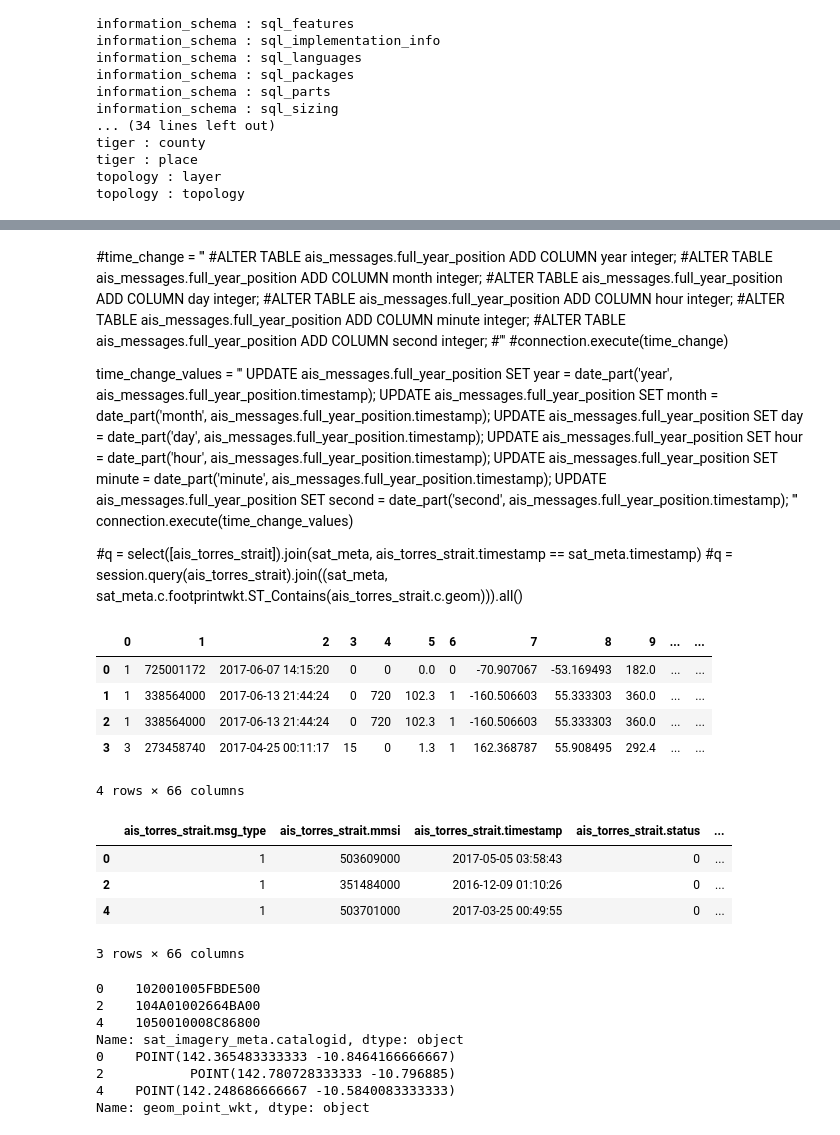
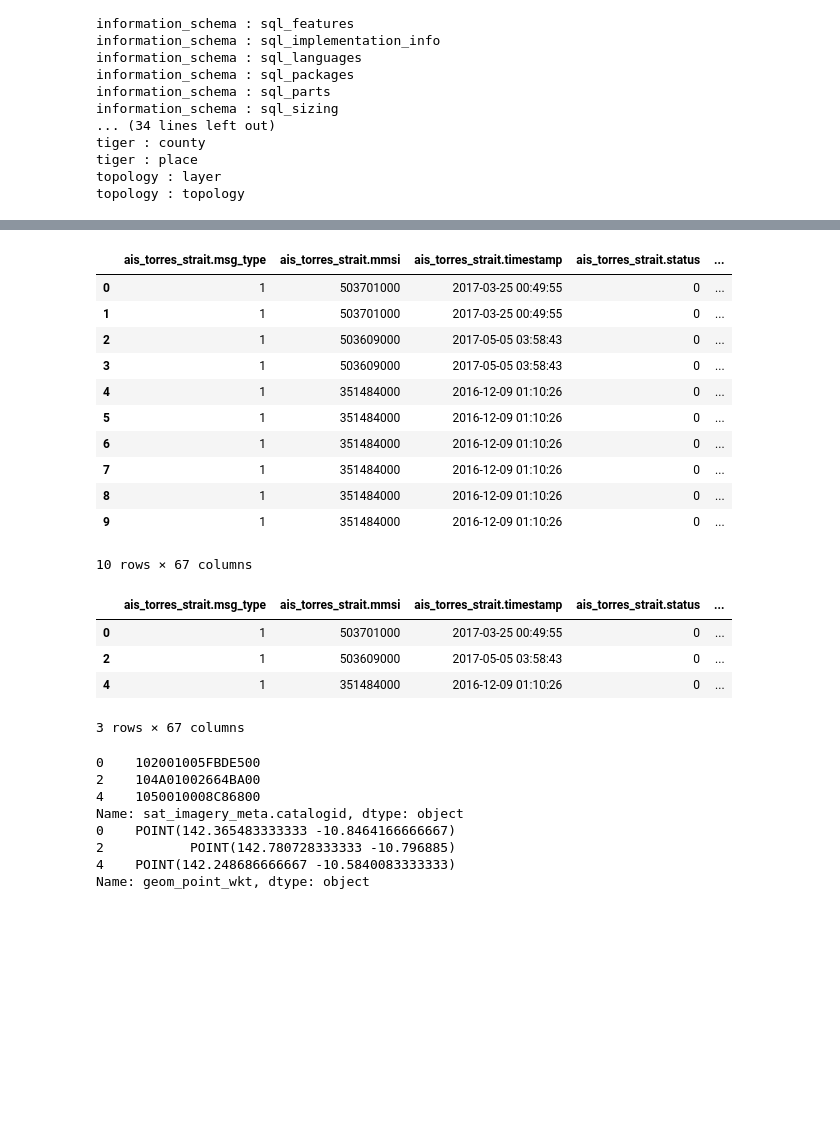
Before and after one commit to DSSG-EUROPE/wef_oceans, a Jupyter notebook: notebooks/data_exploration/2.0-im-ais_gbdx_intersection.ipynb, the cells around one changed output, grey strips where cells are left out. Cells and saved outputs as stored; diff of their text form; code cells hidden in the pictures; blank space fills up the shorter version.

```diff
--- a/notebooks/data_exploration/2.0-im-ais_gbdx_intersection.ipynb
+++ b/notebooks/data_exploration/2.0-im-ais_gbdx_intersection.ipynb
@@ -133,6 +137,4 @@ Subset table already exist on public schema :)
 # %%
-#How many of these are in our satellite imagery
-
 #Load table (sat_imagery_meta) from SQL database
 
 metadata = MetaData()
@@ -140,41 +142,21 @@ sat_meta = Table('sat_imagery_meta',
                  metadata, autoload=True,
                  schema = "gbdx_metadata",
                  autoload_with=engine)
-#print(repr(sat_meta))
 
 ais_torres_strait = Table('ais_torres_strait',
                           metadata, autoload=True,
-                          schema = "public",
+                          schema = "ais_messages",
                           autoload_with=engine)
+
+ais_full_year = Table('full_year_position',
+                      metadata, autoload=True,
+                      schema = "ais_messages",
+                      autoload_with=engine)
-# %% [markdown]
-#time_change = '''
-#ALTER TABLE ais_messages.full_year_position ADD COLUMN year integer;
-#ALTER TABLE ais_messages.full_year_position ADD COLUMN month integer;
-#ALTER TABLE ais_messages.full_year_position ADD COLUMN day integer;
-#ALTER TABLE ais_messages.full_year_position ADD COLUMN hour integer;
-#ALTER TABLE ais_messages.full_year_position ADD COLUMN minute integer;
-#ALTER TABLE ais_messages.full_year_position ADD COLUMN second integer;
-#'''
-#connection.execute(time_change)
-
-
-time_change_values = '''
-UPDATE ais_messages.full_year_position SET year = date_part('year', ais_messages.full_year_position.timestamp);
-UPDATE ais_messages.full_year_position SET month = date_part('month', ais_messages.full_year_position.timestamp);
-UPDATE ais_messages.full_year_position SET day = date_part('day', ais_messages.full_year_position.timestamp);
-UPDATE ais_messages.full_year_position SET hour = date_part('hour', ais_messages.full_year_position.timestamp);
-UPDATE ais_messages.full_year_position SET minute = date_part('minute', ais_messages.full_year_position.timestamp);
-UPDATE ais_messages.full_year_position SET second = date_part('second', ais_messages.full_year_position.timestamp);
-'''
-connection.execute(time_change_values)
-
-#q = select([ais_torres_strait]).join(sat_meta, ais_torres_strait.timestamp == sat_meta.timestamp)
-#q = session.query(ais_torres_strait).join((sat_meta, sat_meta.c.footprintwkt.ST_Contains(ais_torres_strait.c.geom))).all()
 # %%
 spatial_time = '''
-SELECT *, ST_AsText(pts.geom), ST_AsText(pol.footprintwkt)
-from ais_messages.full_year_position pts
-inner join gbdx_metadata.sat_imagery_meta pol
-on (ST_Intersects(pts.geom, pol.footprintwkt) and pts.timestamp = pol.timestamp) LIMIT 10;
+CREATE TABLE gbdx_metadata.overlap_marine_areas AS
+SELECT *
+FROM ais_messages.full_year_position pts
+INNER JOIN gbdx_metadata.sat_imagery_meta pol
+ON (ST_Intersects(pts.geom, pol.footprintwkt) AND pts.timestamp = pol.timestamps);
 '''
-results = connection.execute(spatial_time)
@@ -181,24 +165,30 @@ results = connection.execute(spatial_time)
 # %%
 #Set names
 names_sat = str(sat_meta.columns)
 names_ais = str(ais_torres_strait.columns)
 column_names = eval(names_ais) + eval(names_sat)
 column_names.extend(["geom_point_wkt", "geom_polygon_wkt"])
 
 #Take query to a DatFrame
 results_join = results.fetchall()
-results_df = pd.DataFrame(results_join)
+results_df = pd.DataFrame(results_join, columns=column_names)
 results_df
 # %% [output]
-|  | 0 | 1 | 2 | 3 | 4 | 5 | 6 | 7 | 8 | 9 | ... | ... |
-| 0 | 1 | 725001172 | 2017-06-07 14:15:20 | 0 | 0 | 0.0 | 0 | -70.907067 | -53.169493 | 182.0 | ... | ... |
-| 1 | 1 | 338564000 | 2017-06-13 21:44:24 | 0 | 720 | 102.3 | 1 | -160.506603 | 55.333303 | 360.0 | ... | ... |
-| 2 | 1 | 338564000 | 2017-06-13 21:44:24 | 0 | 720 | 102.3 | 1 | -160.506603 | 55.333303 | 360.0 | ... | ... |
-| 3 | 3 | 273458740 | 2017-04-25 00:11:17 | 15 | 0 | 1.3 | 1 | 162.368787 | 55.908495 | 292.4 | ... | ... |
+|  | ais_torres_strait.msg_type | ais_torres_strait.mmsi | ais_torres_strait.timestamp | ais_torres_strait.status | ... |
+| 0 | 1 | 503701000 | 2017-03-25 00:49:55 | 0 | ... |
+| 1 | 1 | 503701000 | 2017-03-25 00:49:55 | 0 | ... |
+| 2 | 1 | 503609000 | 2017-05-05 03:58:43 | 0 | ... |
+| 3 | 1 | 503609000 | 2017-05-05 03:58:43 | 0 | ... |
+| 4 | 1 | 351484000 | 2016-12-09 01:10:26 | 0 | ... |
+| 5 | 1 | 351484000 | 2016-12-09 01:10:26 | 0 | ... |
+| 6 | 1 | 351484000 | 2016-12-09 01:10:26 | 0 | ... |
+| 7 | 1 | 351484000 | 2016-12-09 01:10:26 | 0 | ... |
+| 8 | 1 | 351484000 | 2016-12-09 01:10:26 | 0 | ... |
+| 9 | 1 | 351484000 | 2016-12-09 01:10:26 | 0 | ... |
-4 rows × 66 columns
+10 rows × 67 columns
 # %%
 #Get time differences between both AIS and GBDX
-results_df['delta_timestamp'] = (results_df['ais_torres_strait.timestamp']  - results_df['sat_imagery_meta.timestamp']).astype('timedelta64[m]')
+#results_df['delta_timestamp'] = (results_df['ais_torres_strait.timestamp']  - results_df['sat_imagery_meta.timestamp']).astype('timedelta64[m]')
 #print(results_df.describe())
 
 #Select only uniques (some docked ships)
@@ -206,10 +196,10 @@ results_df_unique = results_df.drop_duplicates(['ais_torres_strait.mmsi'])
 results_df_unique
 # %% [output]
 |  | ais_torres_strait.msg_type | ais_torres_strait.mmsi | ais_torres_strait.timestamp | ais_torres_strait.status | ... |
-| 0 | 1 | 503609000 | 2017-05-05 03:58:43 | 0 | ... |
-| 2 | 1 | 351484000 | 2016-12-09 01:10:26 | 0 | ... |
-| 4 | 1 | 503701000 | 2017-03-25 00:49:55 | 0 | ... |
+| 0 | 1 | 503701000 | 2017-03-25 00:49:55 | 0 | ... |
+| 2 | 1 | 503609000 | 2017-05-05 03:58:43 | 0 | ... |
+| 4 | 1 | 351484000 | 2016-12-09 01:10:26 | 0 | ... |
-3 rows × 66 columns
+3 rows × 67 columns
 # %%
 #Get ID's for GBDX images
 unique_imgs = results_df_unique["sat_imagery_meta.catalogid"]
```
Also changed, not shown: parts of 7 cells of this notebook, 2 other files.
